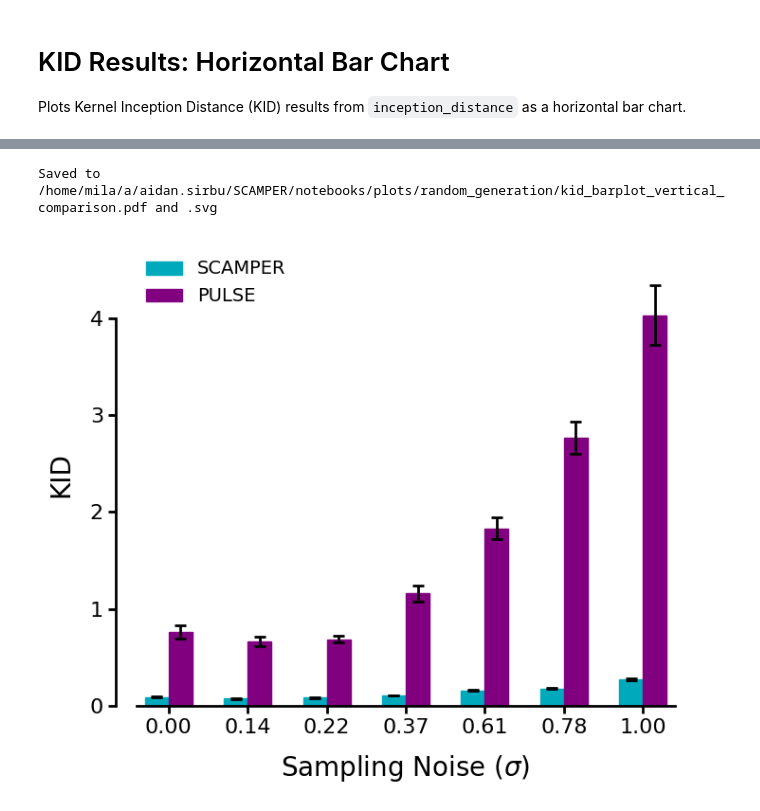
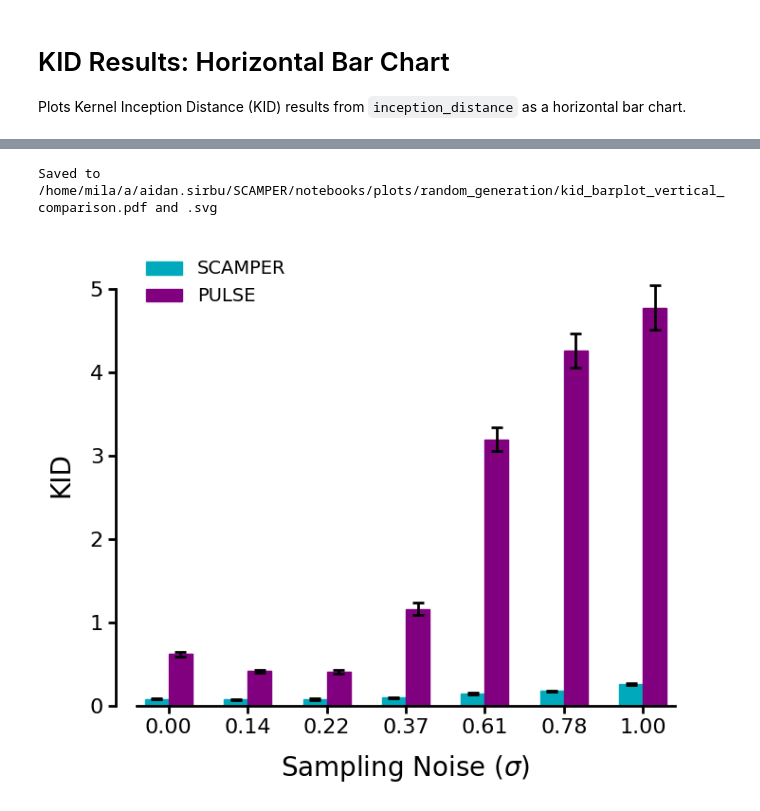
Before and after one commit to asirbu77/SCAMPER, a Jupyter notebook: notebooks/analysis/random_generation/plot_kid_results.ipynb, the cells around one changed output, grey strips where cells are left out. Drawn from its saved outputs; the diff is of its cells as text; code cells hidden in the pictures.

```diff
--- a/notebooks/analysis/random_generation/plot_kid_results.ipynb
+++ b/notebooks/analysis/random_generation/plot_kid_results.ipynb
@@ -11,7 +11,7 @@ from pathlib import Path
 # %%
 # Load the CSV results
 results_path = Path(
-    "/home/mila/a/aidan.sirbu/SCAMPER/data/inception_distance_results/goldenrodent_jax_fullclips_fall/results.csv"
+    "/home/mila/a/aidan.sirbu/SCAMPER/data/inception_distance_results/SCAMPER_23/results.csv"
 )
 df = pd.read_csv(results_path)
 
@@ -205,7 +205,7 @@ Saved to /home/mila/a/aidan.sirbu/SCAMPER/notebooks/plots/random_generation/kid_
 # %%
 # Grouped vertical bar chart: two result sets side by side
 results_path_2 = Path(
-    "/home/mila/a/aidan.sirbu/SCAMPER/results/inception_distance_results/distill_15/results.csv"
+    "/home/mila/a/aidan.sirbu/SCAMPER/data/inception_distance_results/PULSE_49/results.csv"
 )
 df2 = pd.read_csv(results_path_2)
 
@@ -295,31 +295,31 @@ ax.legend(fontsize=14, frameon=False, loc="upper left")
 sns.despine(ax=ax)
 
 # Shift the left spine to the left to create a gap between spines
 ax.spines["left"].set_position(("outward", 10))
 
 # Trim left spine to tick range (after ylim is set)
 yticks = ax.get_yticks()
 ylim = ax.get_ylim()
 yticks = [t for t in yticks if ylim[0] <= t <= ylim[1]]
 ax.spines["left"].set_bounds(yticks[0], yticks[-1])
 
 # Trim bottom spine to bar range
 ax.spines["bottom"].set_bounds(x[0] - 0.4, x[-1] + 0.4)
 
 # Thicken the remaining spines
 for spine in ["left", "bottom"]:
     ax.spines[spine].set_linewidth(2)
 
 plt.tight_layout()
 
 # Save as PDF, SVG, and PNG
 save_dir.mkdir(parents=True, exist_ok=True)
 fig.savefig(save_dir / f"{save_name_cmp}.pdf", bbox_inches="tight")
 fig.savefig(save_dir / f"{save_name_cmp}.svg", bbox_inches="tight")
 fig.savefig(save_dir / f"{save_name_cmp}.png", bbox_inches="tight")
 print(f"Saved to {save_dir / save_name_cmp}.pdf and .svg")
 
 plt.show()
 # %% [output]
 Saved to /home/mila/a/aidan.sirbu/SCAMPER/notebooks/plots/random_generation/kid_barplot_vertical_comparison.pdf and .svg
-[figure, old version]
+[figure, new version]
```
Also changed, not shown: parts of 3 cells of this notebook, 1 other file.
